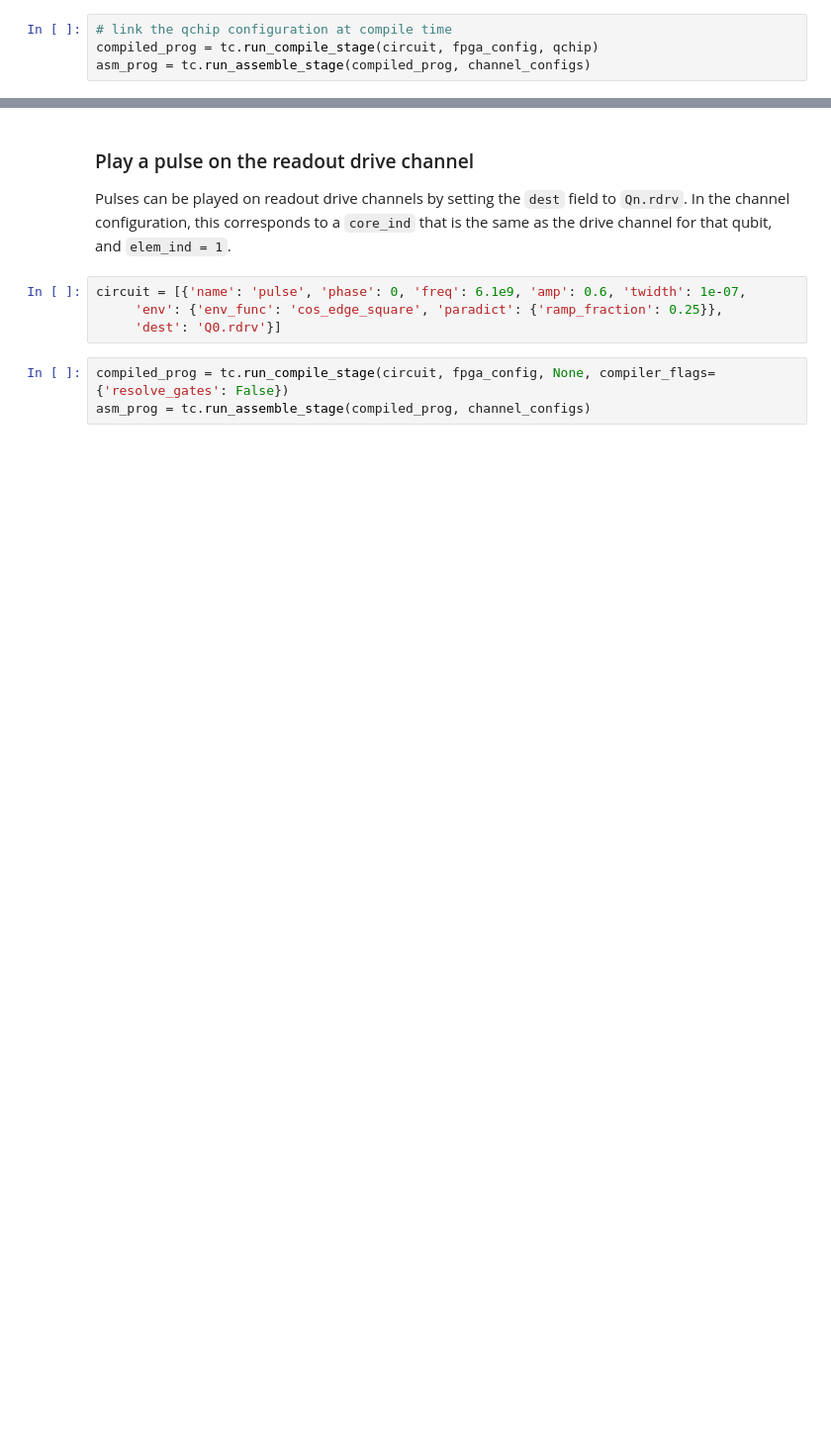
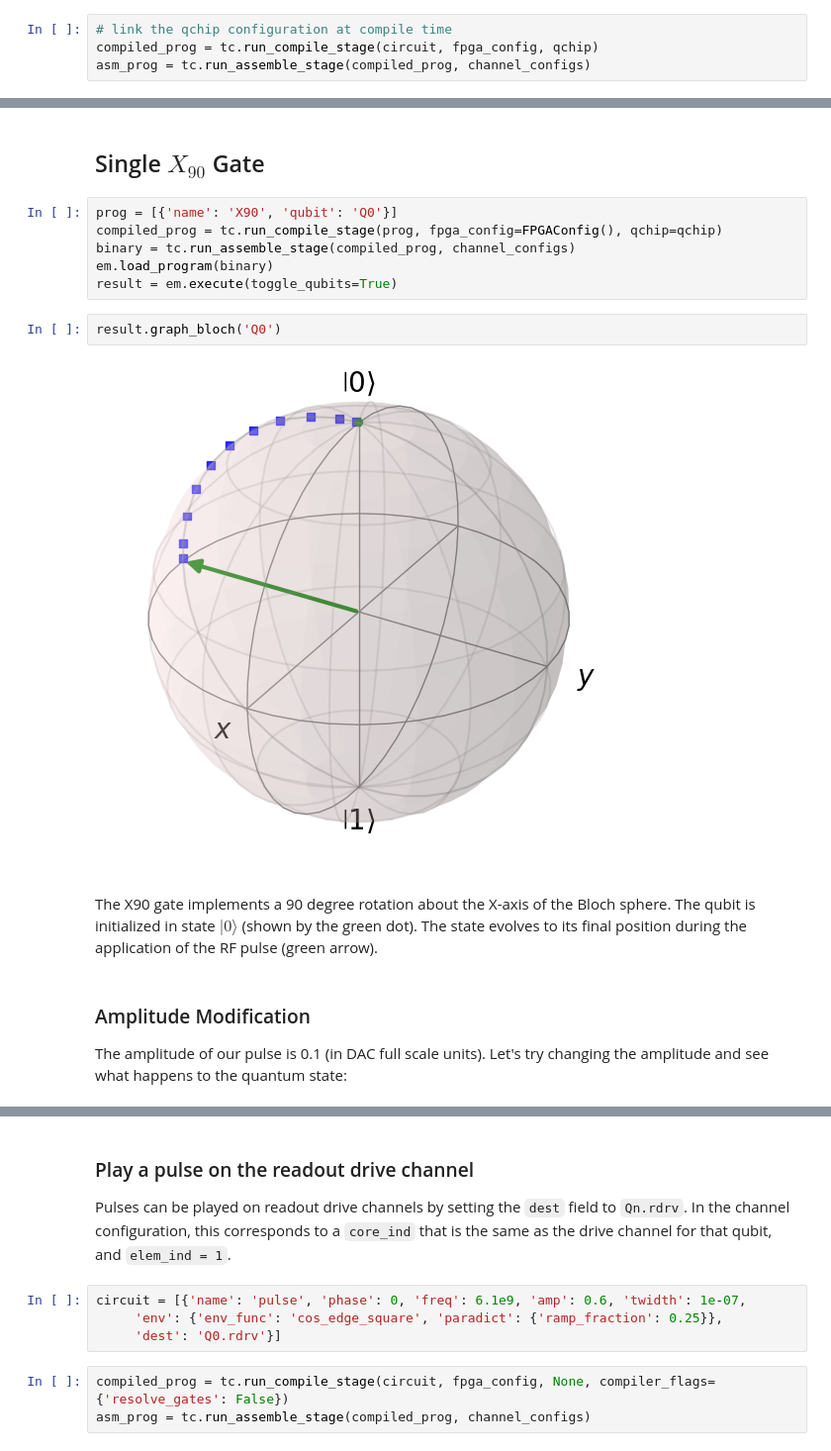
Before and after one commit to ghuangatlbl/qubictutorial, a Jupyter notebook: KEY-Part1a-Simulation.ipynb, the cells around one changed output, grey strips where cells are left out. Shown at 99% size. Cells and saved outputs as stored; diff of their text form; blank space fills up the shorter version.

```diff
--- a/KEY-Part1a-Simulation.ipynb
+++ b/KEY-Part1a-Simulation.ipynb
@@ -448,0 +483,18 @@ result.graph_channel('Q1.qdrv')
+# %% [markdown]
+## Single $X_{90}$ Gate
+# %%
+prog = [{'name': 'X90', 'qubit': 'Q0'}]
+compiled_prog = tc.run_compile_stage(prog, fpga_config=FPGAConfig(), qchip=qchip)
+binary = tc.run_assemble_stage(compiled_prog, channel_configs)
+em.load_program(binary)
+result = em.execute(toggle_qubits=True)
+# %%
+result.graph_bloch('Q0')
+# %% [output]
+[figure, added]
+# %% [markdown]
+The X90 gate implements a 90 degree rotation about the X-axis of the Bloch sphere. The qubit is initialized in state $|0 \rangle$ (shown by the green dot). The state evolves to its final position during the application of the RF pulse (green arrow).
+# %% [markdown]
+### Amplitude Modification
+
+The amplitude of our pulse is 0.1 (in DAC full scale units). Let's try changing the amplitude and see what happens to the quantum state:
```
Also changed, not shown: parts of 58 cells of this notebook, 2 other files.
